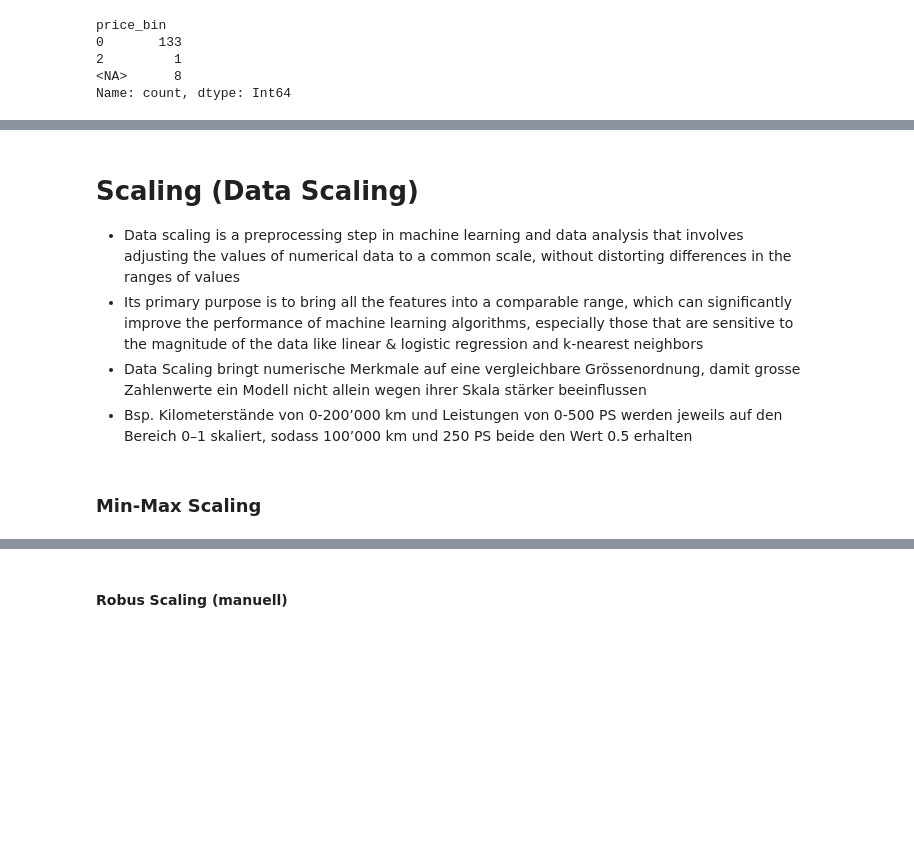
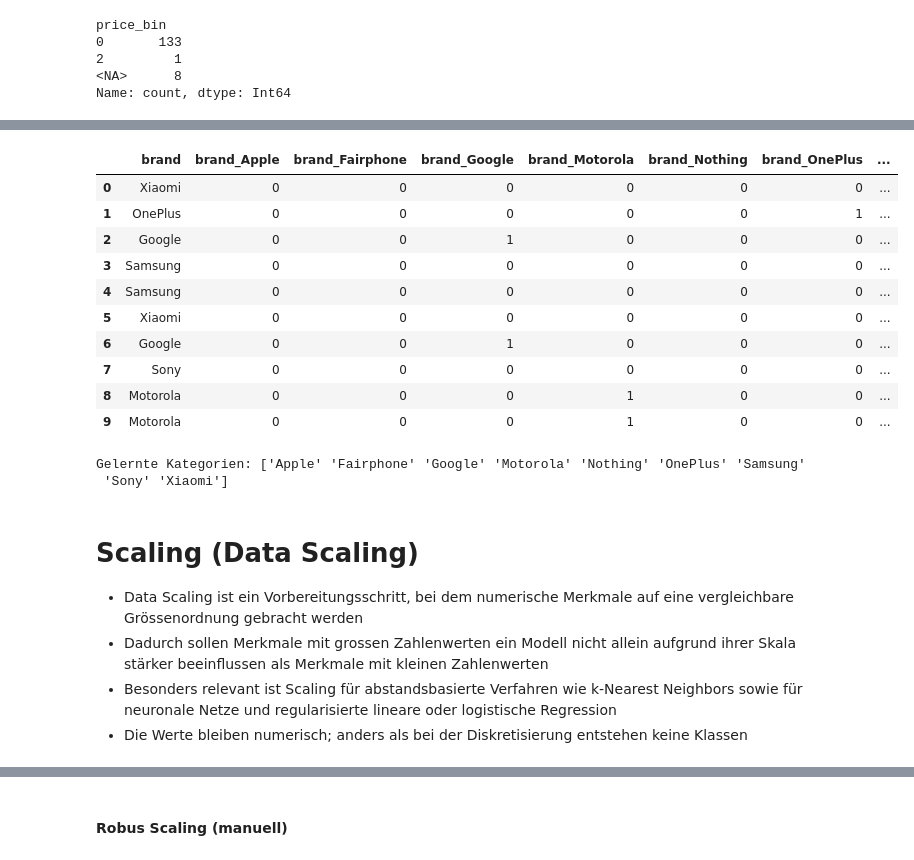
Before and after one commit to pyrat12/DS_HS2026_LNW, a Jupyter notebook: DS_HS2026_LNW_I_Examples/AP02/AP02 V4 Data Preparation/AP02 V4 DP Spick 2.ipynb, the cells around one changed output, grey strips where cells are left out. Saved outputs shown, nothing was run; the diff lists cells and outputs as text; code cells hidden in the pictures; blank space fills up the shorter version.

```diff
--- a/DS_HS2026_LNW_I_Examples/AP02/AP02 V4 Data Preparation/AP02 V4 DP Spick 2.ipynb
+++ b/DS_HS2026_LNW_I_Examples/AP02/AP02 V4 Data Preparation/AP02 V4 DP Spick 2.ipynb
@@ -359,11 +536,68 @@ df_autoscout.filter(like='price_category_').head() #Neue Dummy-Spalten der erste
+# %%
+#OneHotEncoder importieren
+from sklearn.preprocessing import OneHotEncoder
+
+#Zeilen mit vorhandener Marke auswählen
+valid = df_dpspick_smartphone['brand'].notna()                                  #ANPASSEN: Kategoriespalte
+
+#Encoder erstellen
+encoder = OneHotEncoder(
+    sparse_output=False,                                                        #Normales NumPy-Array ausgeben
+    handle_unknown='ignore',                                                    #Neue Kategorien später als Nullen codieren
+    dtype=int                                                                   #Direkt 0/1 erzeugen
+)
+
+#Kategorien aus allen vorhandenen Marken lernen und codieren
+encoded_values = encoder.fit_transform(
+    df_dpspick_smartphone.loc[valid, ['brand']]
+)                                                                               #ANPASSEN: DataFrame und Kategoriespalte; hier kein head() verwenden
+
+#Namen der neuen Dummy-Spalten abrufen
+encoded_columns = encoder.get_feature_names_out(['brand']).tolist()
+                                                                                #Bsp.: brand_Apple, brand_Samsung
+
+#Dummy-Spalten im bestehenden DataFrame speichern
+df_dpspick_smartphone[encoded_columns] = (
+    pd.DataFrame(
+        encoded_values,
+        columns=encoded_columns,
+        index=df_dpspick_smartphone.index[valid]
+    )
+    .reindex(df_dpspick_smartphone.index)
+    .astype('Int64')
+)                                                                               #Passenden Index beibehalten; fehlende Marke => fehlende Dummy-Werte
+
+#Originale Marke und neue Dummy-Spalten vergleichen
+display(
+    df_dpspick_smartphone[['brand'] + encoded_columns].head(10)
+)
+
+#Gelernte Kategorien anzeigen
+print('Gelernte Kategorien:', encoder.categories_[0])
+
+#ANPASSEN: DataFrame und brand überall an die Kategoriespalte der Aufgabe
+#OPTIONAL: drop='first' im Encoder ergänzen
+#NEUE DATEN: encoder.transform(...) verwenden, nicht erneut fit_transform()
+#VORAUSSETZUNG: Mindestens eine vorhandene Marke
+# %% [output]
+|  | brand | brand_Apple | brand_Fairphone | brand_Google | brand_Motorola | brand_Nothing | brand_OnePlus | ... |
+| 0 | Xiaomi | 0 | 0 | 0 | 0 | 0 | 0 | ... |
+| 1 | OnePlus | 0 | 0 | 0 | 0 | 0 | 1 | ... |
+| 2 | Google | 0 | 0 | 1 | 0 | 0 | 0 | ... |
+| 3 | Samsung | 0 | 0 | 0 | 0 | 0 | 0 | ... |
+| 4 | Samsung | 0 | 0 | 0 | 0 | 0 | 0 | ... |
+| 5 | Xiaomi | 0 | 0 | 0 | 0 | 0 | 0 | ... |
+| 6 | Google | 0 | 0 | 1 | 0 | 0 | 0 | ... |
+| 7 | Sony | 0 | 0 | 0 | 0 | 0 | 0 | ... |
+| 8 | Motorola | 0 | 0 | 0 | 1 | 0 | 0 | ... |
+| 9 | Motorola | 0 | 0 | 0 | 1 | 0 | 0 | ... |
+Gelernte Kategorien: ['Apple' 'Fairphone' 'Google' 'Motorola' 'Nothing' 'OnePlus' 'Samsung'
+ 'Sony' 'Xiaomi']
 # %% [markdown]
 # Scaling (Data Scaling)
-
-- Data scaling is a preprocessing step in machine learning and data analysis that involves adjusting the values of numerical data to a common scale, without distorting differences in the ranges of values
-- Its primary purpose is to bring all the features into a comparable range, which can significantly improve the performance of machine learning algorithms, especially those that are sensitive to the magnitude of the data like linear & logistic regression and k-nearest neighbors
-- Data Scaling  bringt numerische Merkmale auf eine vergleichbare Grössenordnung, damit grosse Zahlenwerte ein Modell nicht allein wegen ihrer Skala stärker beeinflussen
-- Bsp. Kilometerstände von 0-200’000 km und Leistungen von 0-500 PS werden jeweils auf den Bereich 0–1 skaliert, sodass 100’000 km und 250 PS beide den Wert 0.5 erhalten
+- Data Scaling ist ein Vorbereitungsschritt, bei dem numerische Merkmale auf eine vergleichbare Grössenordnung gebracht werden
+- Dadurch sollen Merkmale mit grossen Zahlenwerten ein Modell nicht allein aufgrund ihrer Skala stärker beeinflussen als Merkmale mit kleinen Zahlenwerten
+- Besonders relevant ist Scaling für abstandsbasierte Verfahren wie k-Nearest Neighbors sowie für neuronale Netze und regularisierte lineare oder logistische Regression
+- Die Werte bleiben numerisch; anders als bei der Diskretisierung entstehen keine Klassen
-# %% [markdown]
-### Min-Max Scaling
 # %% [markdown]
 ### Min-Max-Skalierung: Zahlenwerte auf den Bereich 0 bis 1 bringen
```
Also changed, not shown: parts of 24 cells of this notebook, 1 other file.
